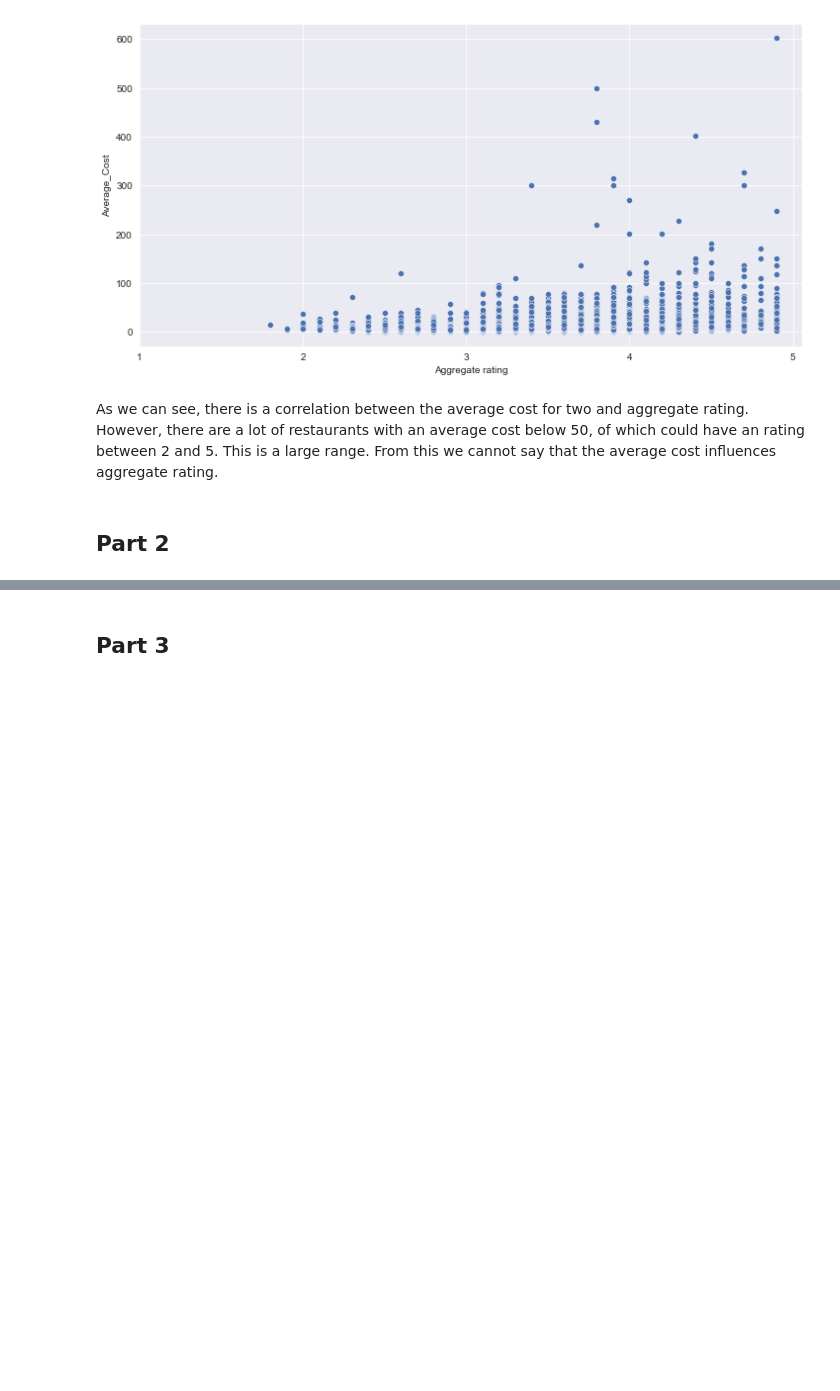
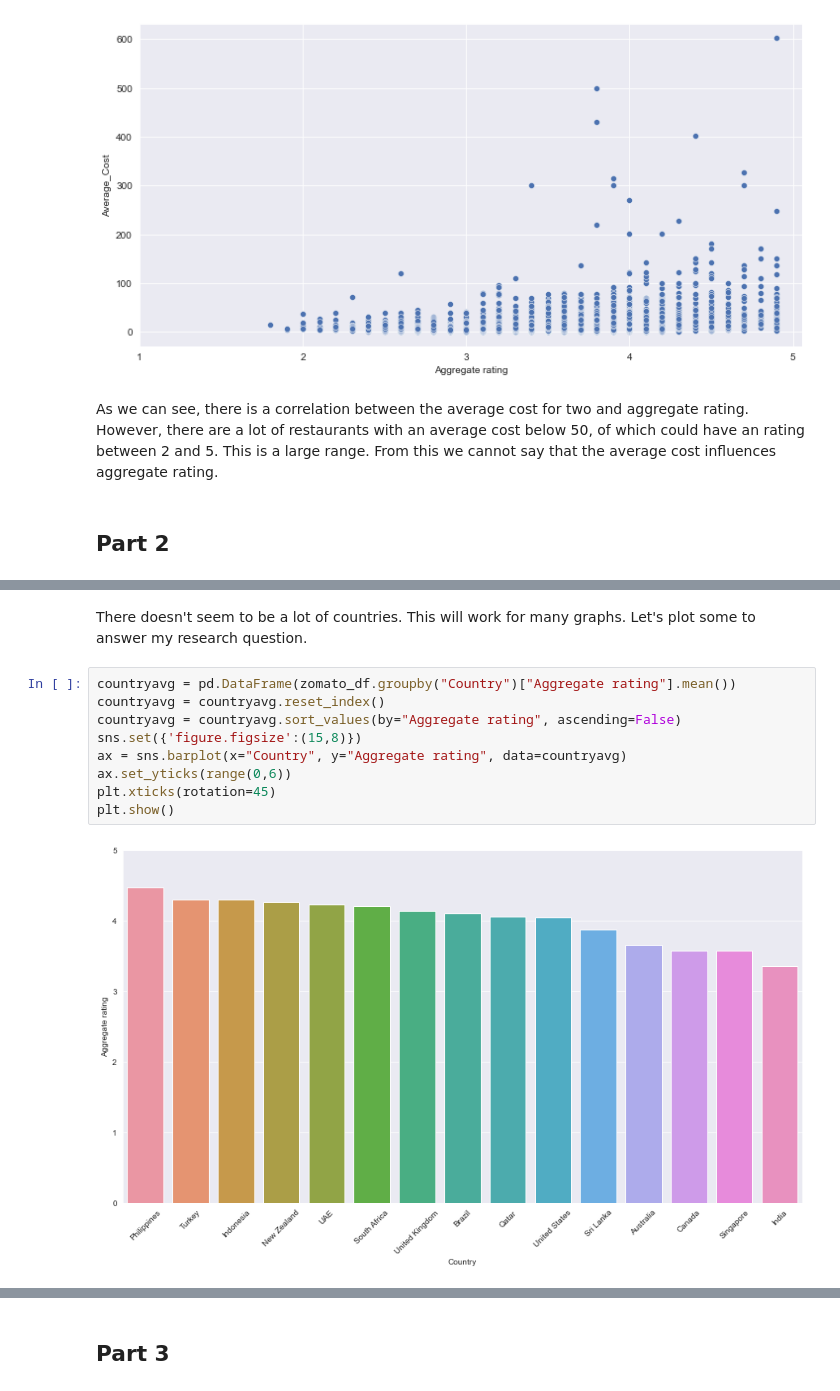
Before and after one commit to data301-2021-winter1/group28-project, a Jupyter notebook: notebooks/analysis2.ipynb, the cells around one changed output, grey strips where cells are left out. Saved outputs shown, nothing was run; the diff lists cells and outputs as text; blank space fills up the shorter version.

Commit message:
Task 4: complete, part2 and part3 complete, added conclusion to answer research question

```diff
--- a/notebooks/analysis2.ipynb
+++ b/notebooks/analysis2.ipynb
@@ -452,0 +460,13 @@ Does the city you live in affect the aggregate rating? Firstly, to get a better
+# %% [markdown]
+There doesn't seem to be a lot of countries. This will work for many graphs. Let's plot some to answer my research question.
+# %%
+countryavg = pd.DataFrame(zomato_df.groupby("Country")["Aggregate rating"].mean())
+countryavg = countryavg.reset_index()
+countryavg = countryavg.sort_values(by="Aggregate rating", ascending=False)
+sns.set({'figure.figsize':(15,8)})
+ax = sns.barplot(x="Country", y="Aggregate rating", data=countryavg)
+ax.set_yticks(range(0,6))
+plt.xticks(rotation=45)
+plt.show()
+# %% [output]
+[figure, added]
```
Also changed, not shown: parts of 14 cells of this notebook.
